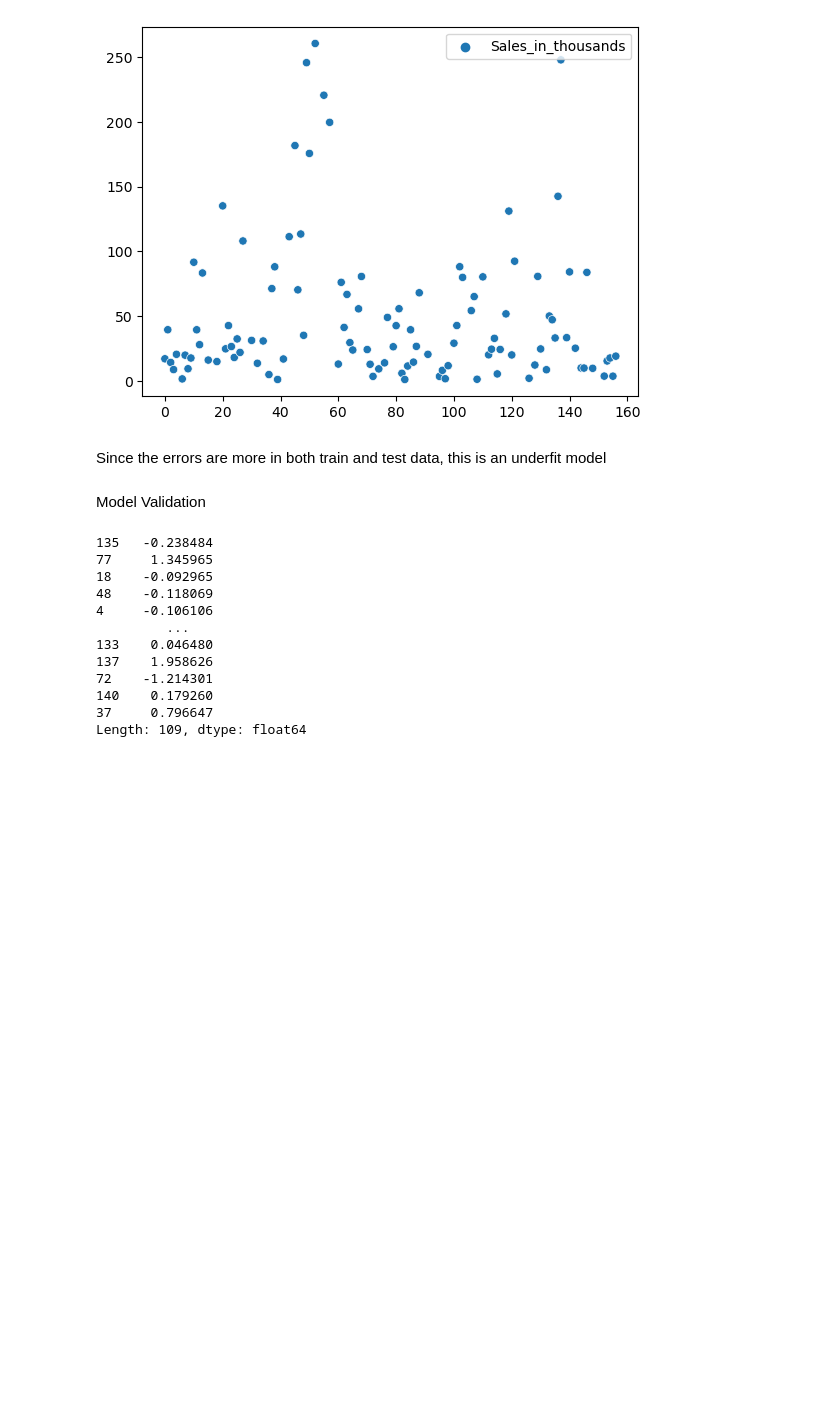
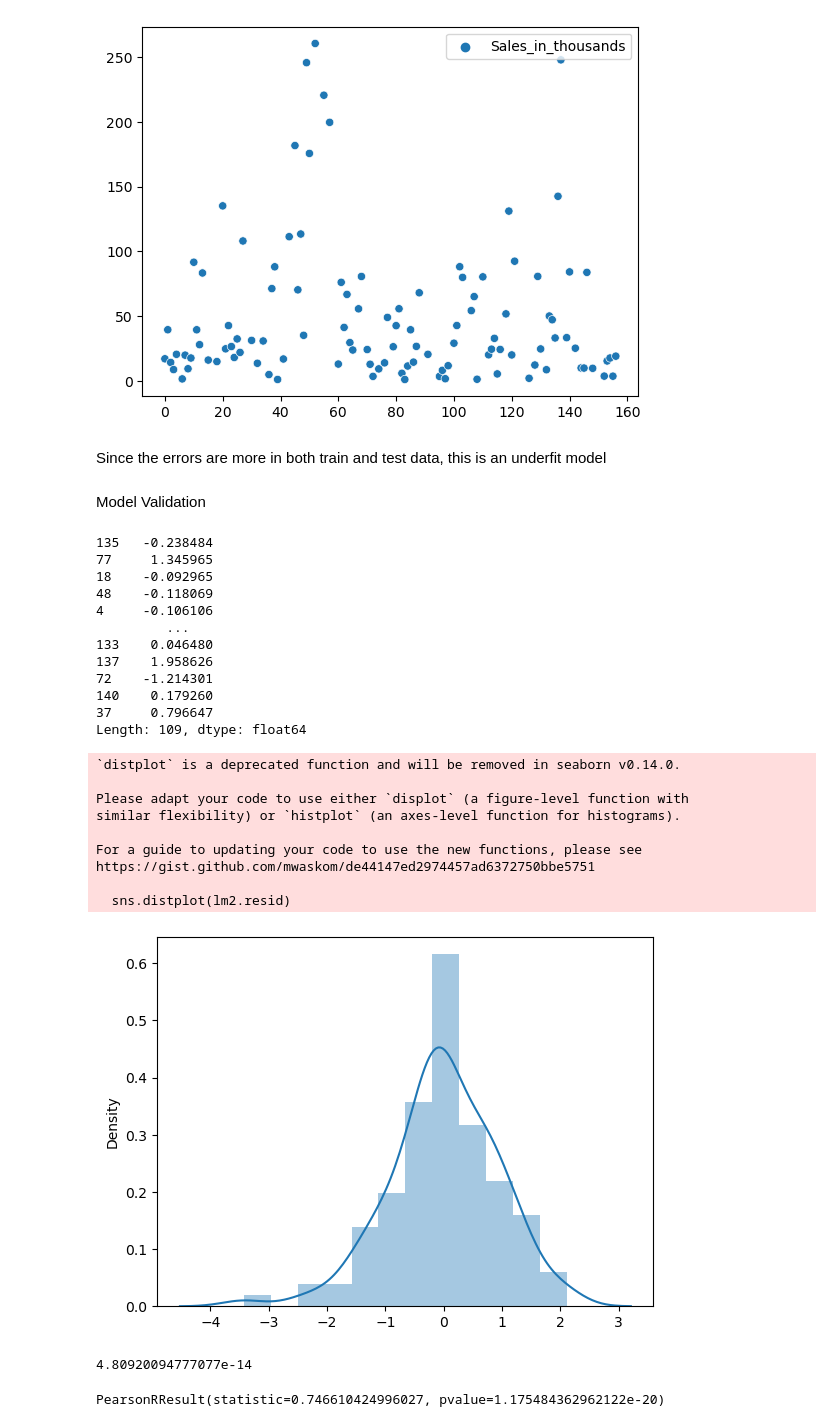
Before and after one commit to kroopeshrajput/Linear_regression_OLS_Car_sales, a Jupyter notebook: Car_Sales_LinearRegression.ipynb, the cells around one changed output. Drawn from its saved outputs; the diff is of its cells as text; code cells hidden in the pictures; blank space fills up the shorter version.

```diff
--- a/Car_Sales_LinearRegression.ipynb
+++ b/Car_Sales_LinearRegression.ipynb
@@ -561,3 +561,25 @@ lm2.resid
 140    0.179260
 37     0.796647
 Length: 109, dtype: float64
+# %%
+sns.distplot(lm2.resid)
+plt.show()
+# %% [output]
+`distplot` is a deprecated function and will be removed in seaborn v0.14.0.
+
+Please adapt your code to use either `displot` (a figure-level function with
+similar flexibility) or `histplot` (an axes-level function for histograms).
+
+For a guide to updating your code to use the new functions, please see
+https://gist.github.com/mwaskom/de44147ed2974457ad6372750bbe5751
+
+  sns.distplot(lm2.resid)
+[figure, added]
+# %%
+print(lm2.resid.mean())
+# %% [output]
+4.80920094777077e-14
+# %%
+print(stats.stats.pearsonr(lm2.resid, train.log_sales))
+# %% [output]
+PearsonRResult(statistic=0.746610424996027, pvalue=1.175484362962122e-20)
```
Also changed, not shown: parts of 17 cells of this notebook.
